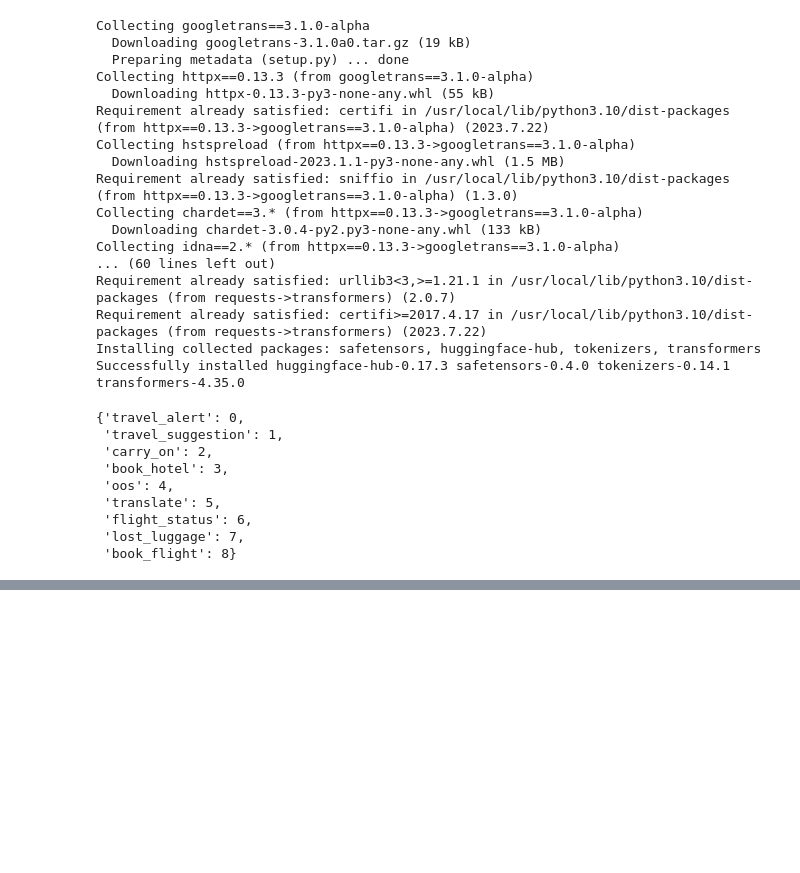
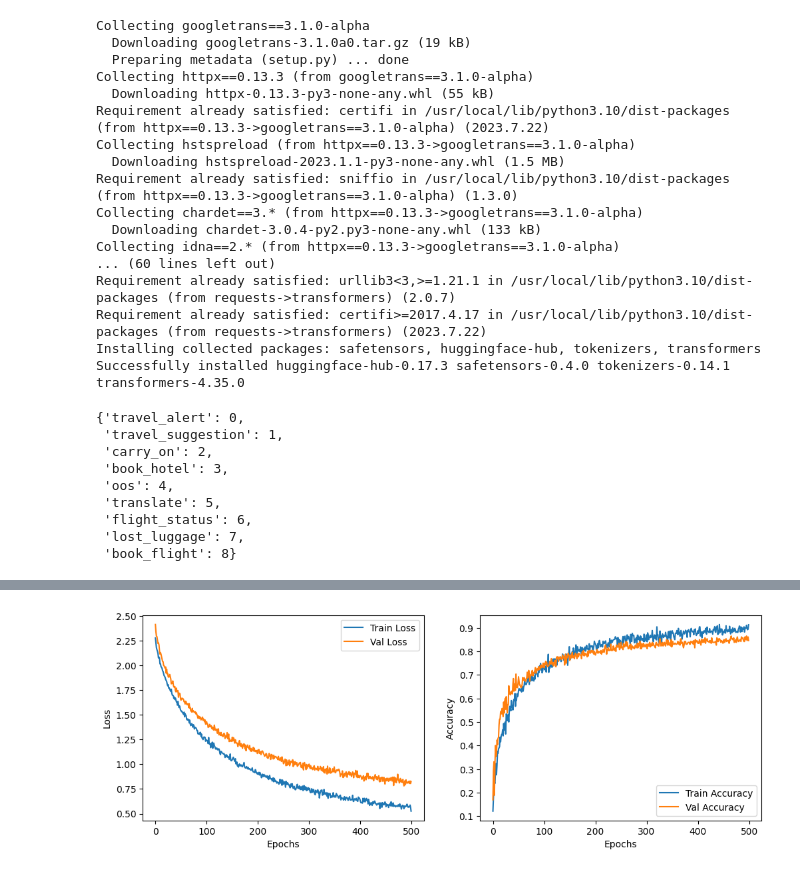
Before and after one commit to HuguesSib/Chatbot-Intent-detection, a Jupyter notebook: notebooks/train_bert.ipynb, the cells around one changed output, grey strips where cells are left out. Cells and saved outputs as stored; diff of their text form; code cells hidden in the pictures; blank space fills up the shorter version.

```diff
--- a/notebooks/train_bert.ipynb
+++ b/notebooks/train_bert.ipynb
@@ -318,4 +306,5 @@ train_dataset.labels_dict
 # %%
 train(BERTClassifier(bert_model_name, num_classes= 9).to(device),
       train_dataset, val_dataset, device,
-      batch_size = 32, epochs =1, lr = 2e-4, patience = 10)
+      batch_size = 32, epochs =500, lr = 2e-4, patience = 50)
+# %% [output]
@@ -321,0 +328 @@ train(BERTClassifier(bert_model_name, num_classes= 9).to(device),
+[figure, added]
```
Also changed, not shown: parts of 2 cells of this notebook, 2 other files.
